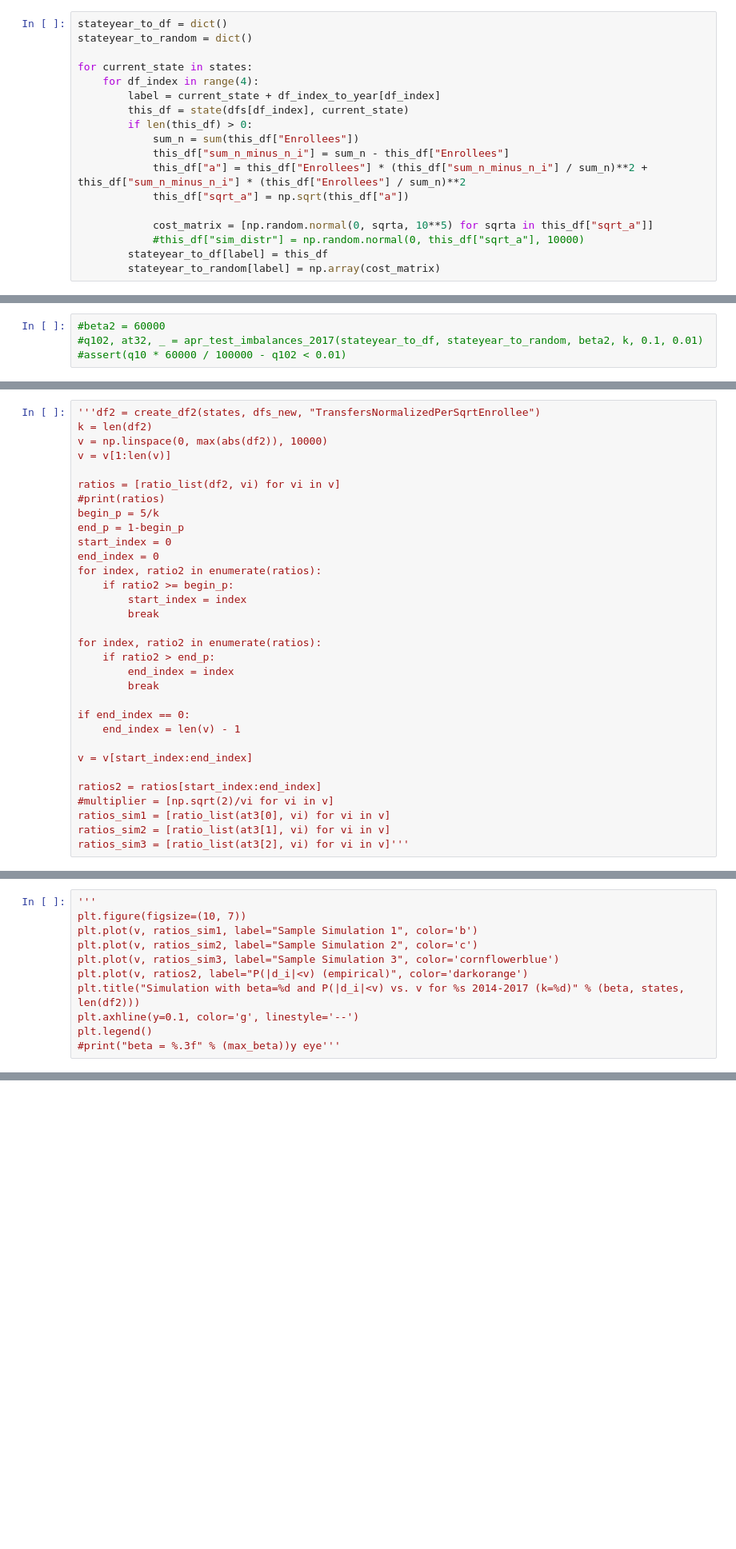
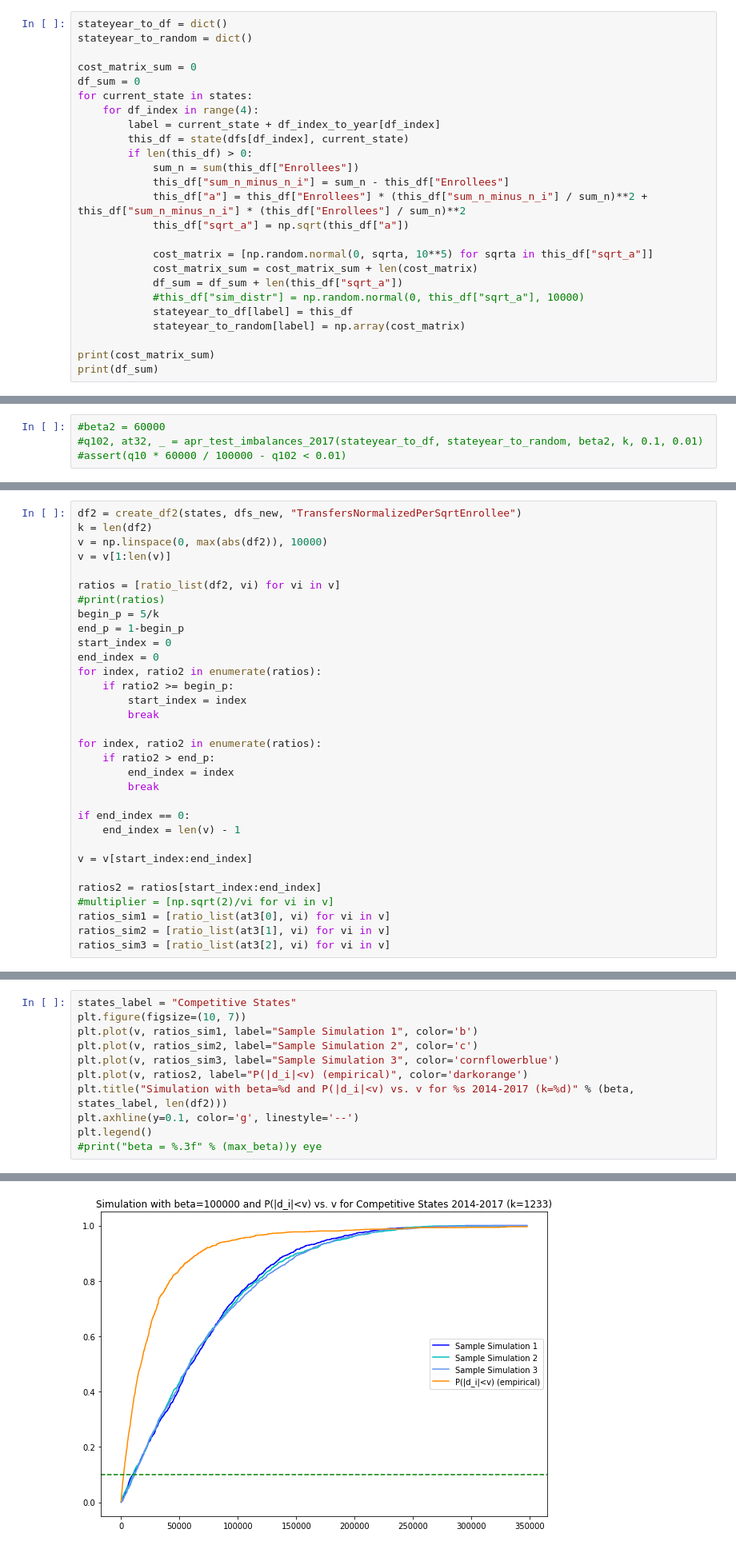
Before and after one commit to guanzgrace/risk-adj-3, a Jupyter notebook: Apr-Modular-Q10Test-CompetitiveStates2_2017dollars.ipynb, the cells around one changed output, grey strips where cells are left out. Shown: that part at 80% size. Cells and saved outputs as stored; diff of their text form; blank space fills up the shorter version.

Commit message:
run compettiive/a.l states q10 test on 10^3

```diff
--- a/Apr-Modular-Q10Test-CompetitiveStates2_2017dollars.ipynb
+++ b/Apr-Modular-Q10Test-CompetitiveStates2_2017dollars.ipynb
@@ -122,6 +133,8 @@ for df_temp in dfs_new:
 stateyear_to_df = dict()
 stateyear_to_random = dict()
 
+cost_matrix_sum = 0
+df_sum = 0
 for current_state in states:
     for df_index in range(4):
         label = current_state + df_index_to_year[df_index]
@@ -133,6 +146,11 @@ for current_state in states:
             this_df["sqrt_a"] = np.sqrt(this_df["a"])
 
             cost_matrix = [np.random.normal(0, sqrta, 10**5) for sqrta in this_df["sqrt_a"]]
+            cost_matrix_sum = cost_matrix_sum + len(cost_matrix)
+            df_sum = df_sum + len(this_df["sqrt_a"])
             #this_df["sim_distr"] = np.random.normal(0, this_df["sqrt_a"], 10000)
-        stateyear_to_df[label] = this_df
-        stateyear_to_random[label] = np.array(cost_matrix)
+            stateyear_to_df[label] = this_df
+            stateyear_to_random[label] = np.array(cost_matrix)
+
+print(cost_matrix_sum)
+print(df_sum)
@@ -175,5 +216,5 @@ p10empirical * 100000 / q10
 # %%
-'''df2 = create_df2(states, dfs_new, "TransfersNormalizedPerSqrtEnrollee")
+df2 = create_df2(states, dfs_new, "TransfersNormalizedPerSqrtEnrollee")
 k = len(df2)
 v = np.linspace(0, max(abs(df2)), 10000)
 v = v[1:len(v)]
@@ -203,4 +244,4 @@ ratios2 = ratios[start_index:end_index]
 #multiplier = [np.sqrt(2)/vi for vi in v]
 ratios_sim1 = [ratio_list(at3[0], vi) for vi in v]
 ratios_sim2 = [ratio_list(at3[1], vi) for vi in v]
-ratios_sim3 = [ratio_list(at3[2], vi) for vi in v]'''
+ratios_sim3 = [ratio_list(at3[2], vi) for vi in v]
@@ -209,12 +248,12 @@ ratios_sim3 = [ratio_list(at3[2], vi) for vi in v]'''
 # %%
-'''
+states_label = "Competitive States"
 plt.figure(figsize=(10, 7))
 plt.plot(v, ratios_sim1, label="Sample Simulation 1", color='b')
 plt.plot(v, ratios_sim2, label="Sample Simulation 2", color='c')
 plt.plot(v, ratios_sim3, label="Sample Simulation 3", color='cornflowerblue')
 plt.plot(v, ratios2, label="P(|d_i|<v) (empirical)", color='darkorange')
-plt.title("Simulation with beta=%d and P(|d_i|<v) vs. v for %s 2014-2017 (k=%d)" % (beta, states, len(df2)))
+plt.title("Simulation with beta=%d and P(|d_i|<v) vs. v for %s 2014-2017 (k=%d)" % (beta, states_label, len(df2)))
 plt.axhline(y=0.1, color='g', linestyle='--')
 plt.legend()
-#print("beta = %.3f" % (max_beta))y eye'''
+#print("beta = %.3f" % (max_beta))y eye
 # %% [output]
@@ -221,0 +261 @@ plt.legend()
+[figure, added]
```
Also changed, not shown: parts of 10 cells of this notebook, 3 other files.
